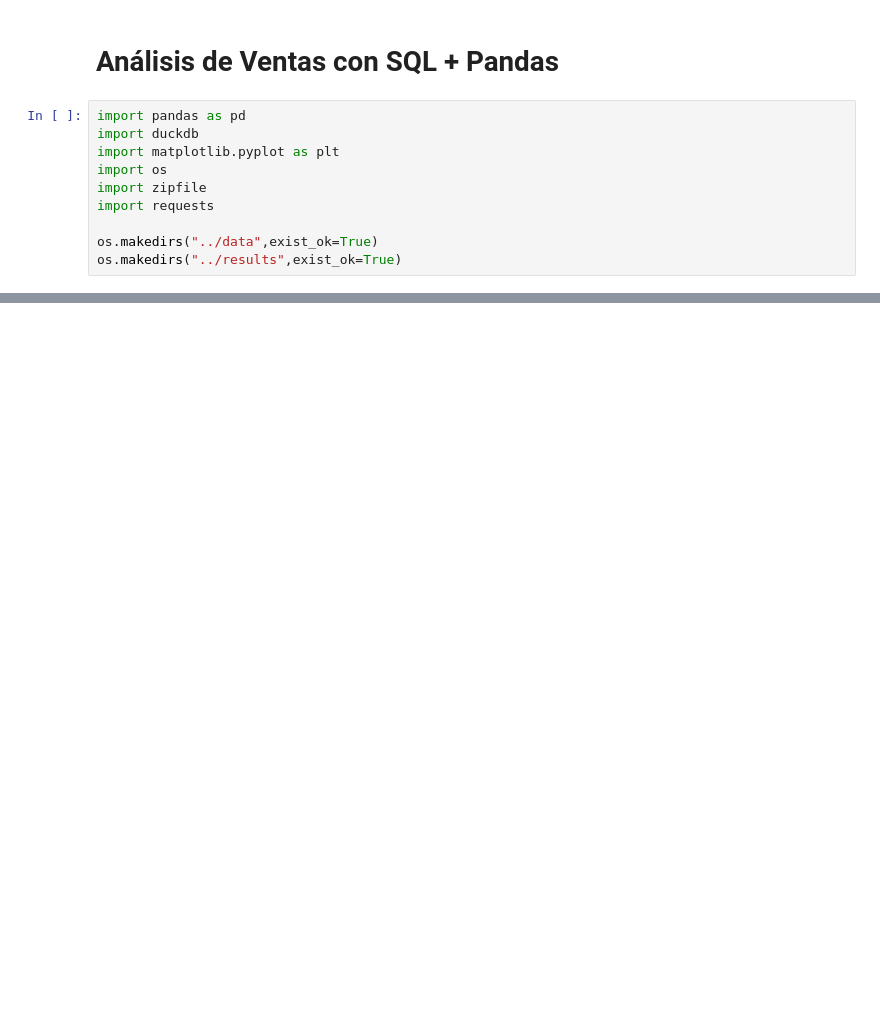
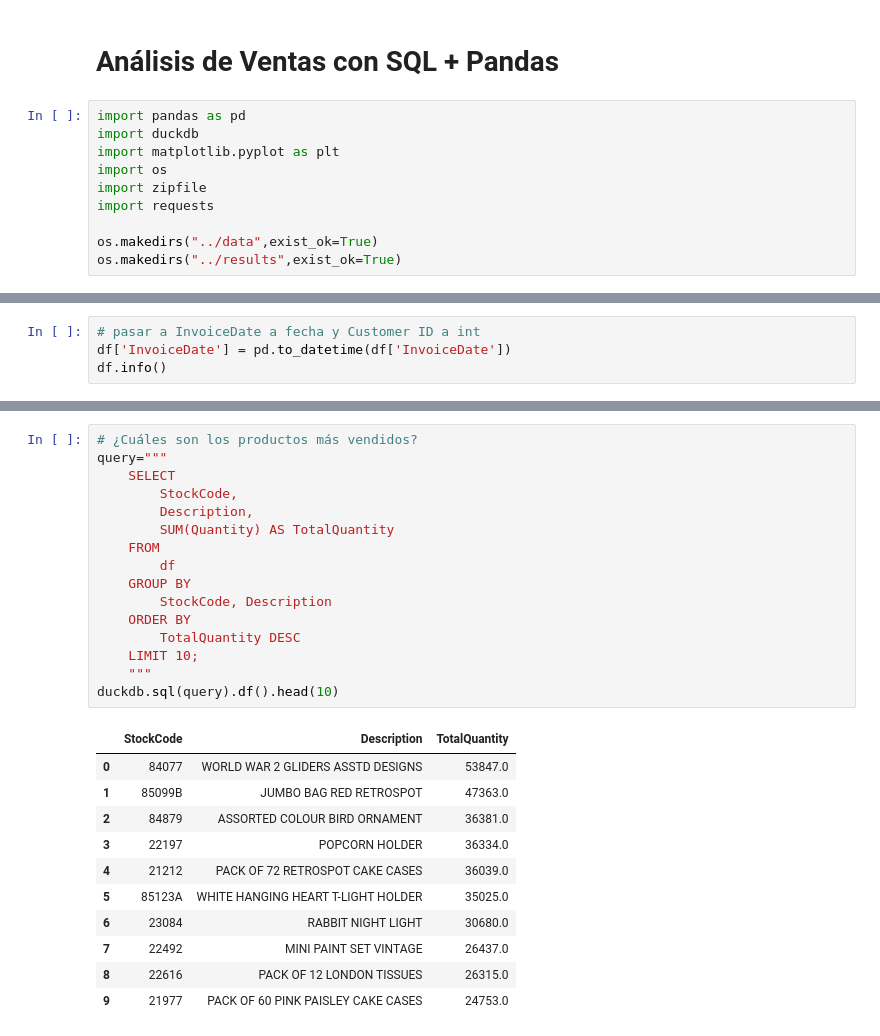
Before and after one commit to StalkerData/Ciencia_de_Datos, a Jupyter notebook: Nivel_2/analisis_ventas_sql/notebooks/analisis_ventas.ipynb, the cells around one changed output, grey strips where cells are left out. Saved outputs shown, nothing was run; the diff lists cells and outputs as text; blank space fills up the shorter version.

```diff
--- a/Nivel_2/analisis_ventas_sql/notebooks/analisis_ventas.ipynb
+++ b/Nivel_2/analisis_ventas_sql/notebooks/analisis_ventas.ipynb
@@ -84,0 +102,4 @@ resultado.df()
+# %%
+# pasar a InvoiceDate a fecha y Customer ID a int
+df['InvoiceDate'] = pd.to_datetime(df['InvoiceDate'])
+df.info()
@@ -84,0 +156,28 @@ resultado.df()
+# %%
+# ¿Cuáles son los productos más vendidos?
+query="""
+    SELECT
+        StockCode,
+        Description,
+        SUM(Quantity) AS TotalQuantity
+    FROM
+        df
+    GROUP BY
+        StockCode, Description
+    ORDER BY
+        TotalQuantity DESC
+    LIMIT 10;
+    """
+duckdb.sql(query).df().head(10)
+# %% [output]
+|  | StockCode | Description | TotalQuantity |
+| 0 | 84077 | WORLD WAR 2 GLIDERS ASSTD DESIGNS | 53847.0 |
+| 1 | 85099B | JUMBO BAG RED RETROSPOT | 47363.0 |
+| 2 | 84879 | ASSORTED COLOUR BIRD ORNAMENT | 36381.0 |
+| 3 | 22197 | POPCORN HOLDER | 36334.0 |
+| 4 | 21212 | PACK OF 72 RETROSPOT CAKE CASES | 36039.0 |
+| 5 | 85123A | WHITE HANGING HEART T-LIGHT HOLDER | 35025.0 |
+| 6 | 23084 | RABBIT NIGHT LIGHT | 30680.0 |
+| 7 | 22492 | MINI PAINT SET VINTAGE | 26437.0 |
+| 8 | 22616 | PACK OF 12 LONDON TISSUES | 26315.0 |
+| 9 | 21977 | PACK OF 60 PINK PAISLEY CAKE CASES | 24753.0 |
```
Also changed, not shown: parts of 11 cells of this notebook.
